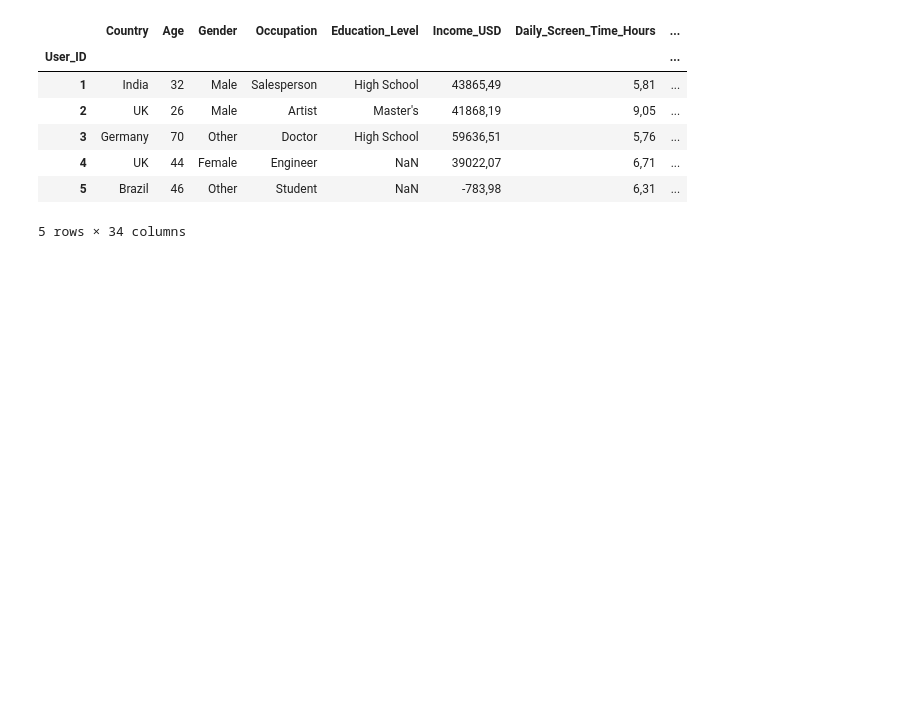
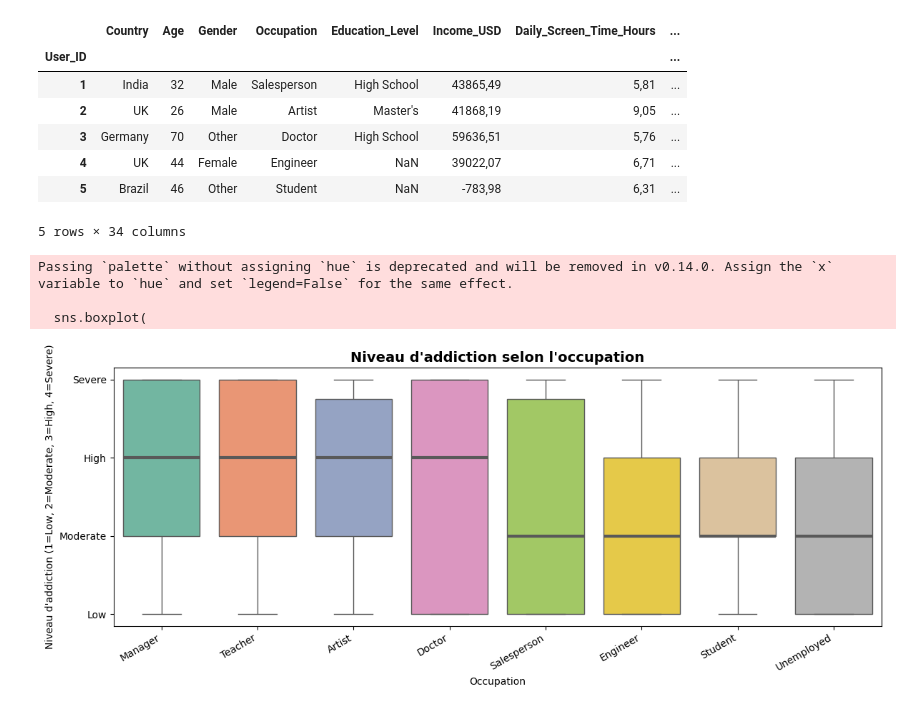
Before and after one commit to Kvothe-45/Addiction, a Jupyter notebook: mobile_graph.ipynb, the cells around one changed output. Cells and saved outputs as stored; diff of their text form; code cells hidden in the pictures; blank space fills up the shorter version.

```diff
--- a/mobile_graph.ipynb
+++ b/mobile_graph.ipynb
@@ -15,3 +15,40 @@ data_mobile.head()
 | 4 | UK | 44 | Female | Engineer | NaN | 39022,07 | 6,71 | ... |
 | 5 | Brazil | 46 | Other | Student | NaN | -783,98 | 6,31 | ... |
 5 rows × 34 columns
+# %%
+for col in data_mobile.columns:
+    try:
+        data_mobile[col] = data_mobile[col].astype(str).str.replace(",", ".").astype(float)
+    except:
+        pass
+addiction_map = {"Low": 1, "Moderate": 2, "High": 3, "Severe": 4}
+if data_mobile["Self_Reported_Addiction_Level"].dtype == object:
+    data_mobile["Self_Reported_Addiction_Level"] = data_mobile["Self_Reported_Addiction_Level"].map(addiction_map)
+# %%
+fig, ax = plt.subplots(figsize=(12, 5))
+
+order = (data_mobile.groupby("Occupation")["Self_Reported_Addiction_Level"]
+           .mean().sort_values(ascending=False).index)
+
+sns.boxplot(
+    data=data_mobile,
+    x="Occupation",
+    y="Self_Reported_Addiction_Level",
+    order=order, palette="Set2", ax=ax,
+    medianprops={"linewidth": 3}
+)
+
+ax.set_title("Niveau d'addiction selon l'occupation", fontsize=14, fontweight="bold")
+ax.set_xlabel("Occupation")
+ax.set_ylabel("Niveau d'addiction (1=Low, 2=Moderate, 3=High, 4=Severe)")
+ax.set_yticks([1, 2, 3, 4])
+ax.set_yticklabels(["Low", "Moderate", "High", "Severe"])
+plt.xticks(rotation=30, ha="right")
+
+plt.tight_layout()
+plt.show()
+# %% [output]
+Passing `palette` without assigning `hue` is deprecated and will be removed in v0.14.0. Assign the `x` variable to `hue` and set `legend=False` for the same effect.
+
+  sns.boxplot(
+[figure, added]
```
Also changed, not shown: parts of 4 cells of this notebook.
